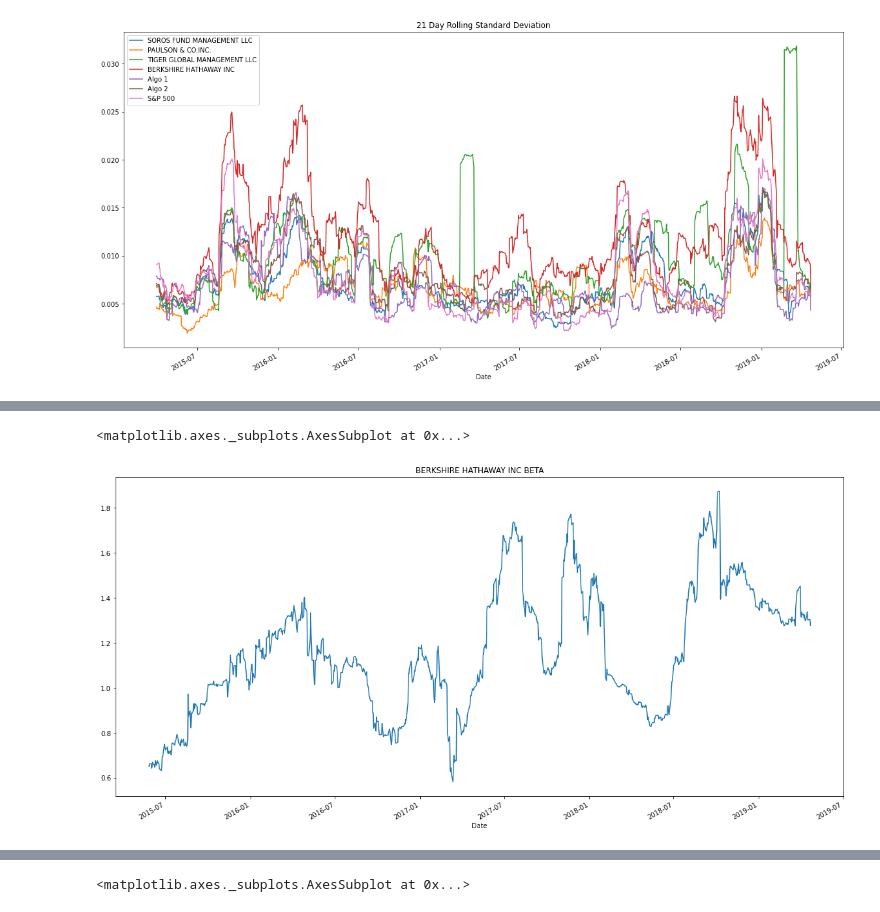
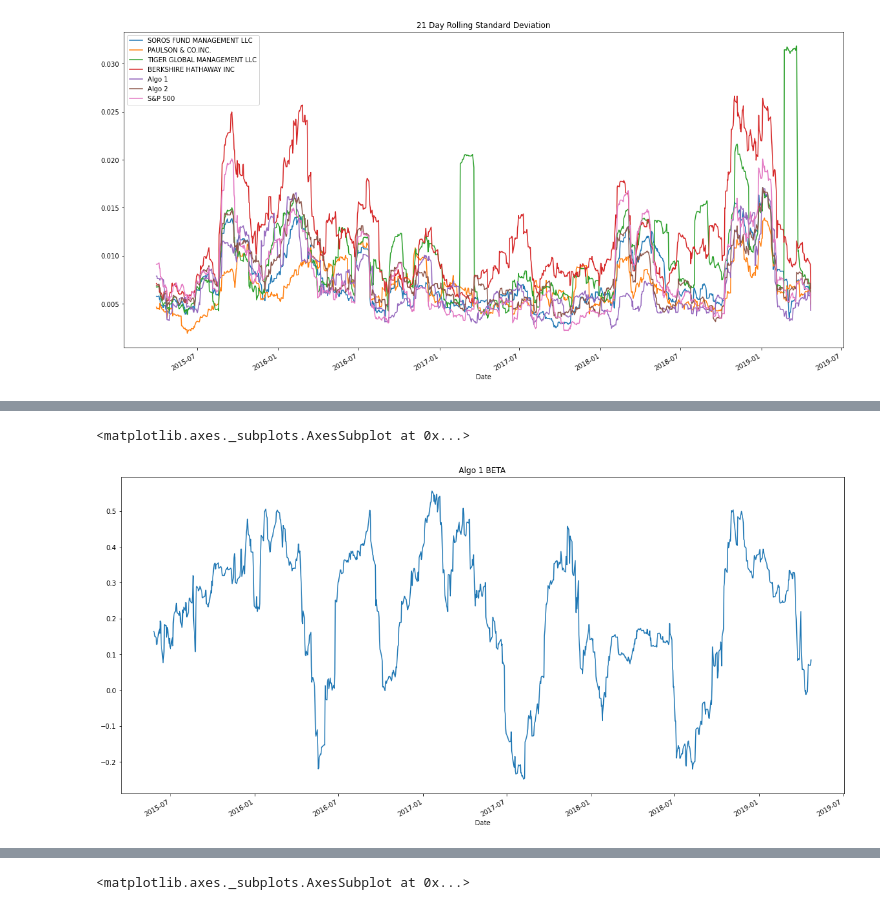
Before and after one commit to Infamousmike9/Pandas_Homework, a Jupyter notebook: whale_analysis_Mike.ipynb, the cells around one changed output, grey strips where cells are left out. Cells and saved outputs as stored; diff of their text form; code cells hidden in the pictures.

```diff
--- a/whale_analysis_Mike.ipynb
+++ b/whale_analysis_Mike.ipynb
@@ -318,14 +320,19 @@ combined_df.corr()
 # %%
 # Calculate Beta for a single portfolio compared to the total market (S&P 500)
 # (Your graph may differ, dependent upon which portfolio you are comparing)
 # YOUR CODE HERE
 
+##
+##
+##
+##
+## SPEAK TO TA ABOUT THIS PLOT!!!!!!!!!
 
-rolling_covariance = combined_df['BERKSHIRE HATHAWAY INC'].rolling(window=60).cov(combined_df['S&P 500'])
+rolling_covariance = combined_df['Algo 1'].rolling(window=60).cov(combined_df['S&P 500'])
 rolling_variance = combined_df["S&P 500"].rolling(window=60).var()
 
 rolling_beta= rolling_covariance / rolling_variance
-rolling_beta.plot(figsize=(20,10), title="BERKSHIRE HATHAWAY INC BETA")
+rolling_beta.plot(figsize=(20,10), title="Algo 1 BETA")
 # %% [output]
 <matplotlib.axes._subplots.AxesSubplot at 0x...>
-[figure, old version]
+[figure, new version]
```
Also changed, not shown: parts of 20 cells of this notebook, 4 other files.
